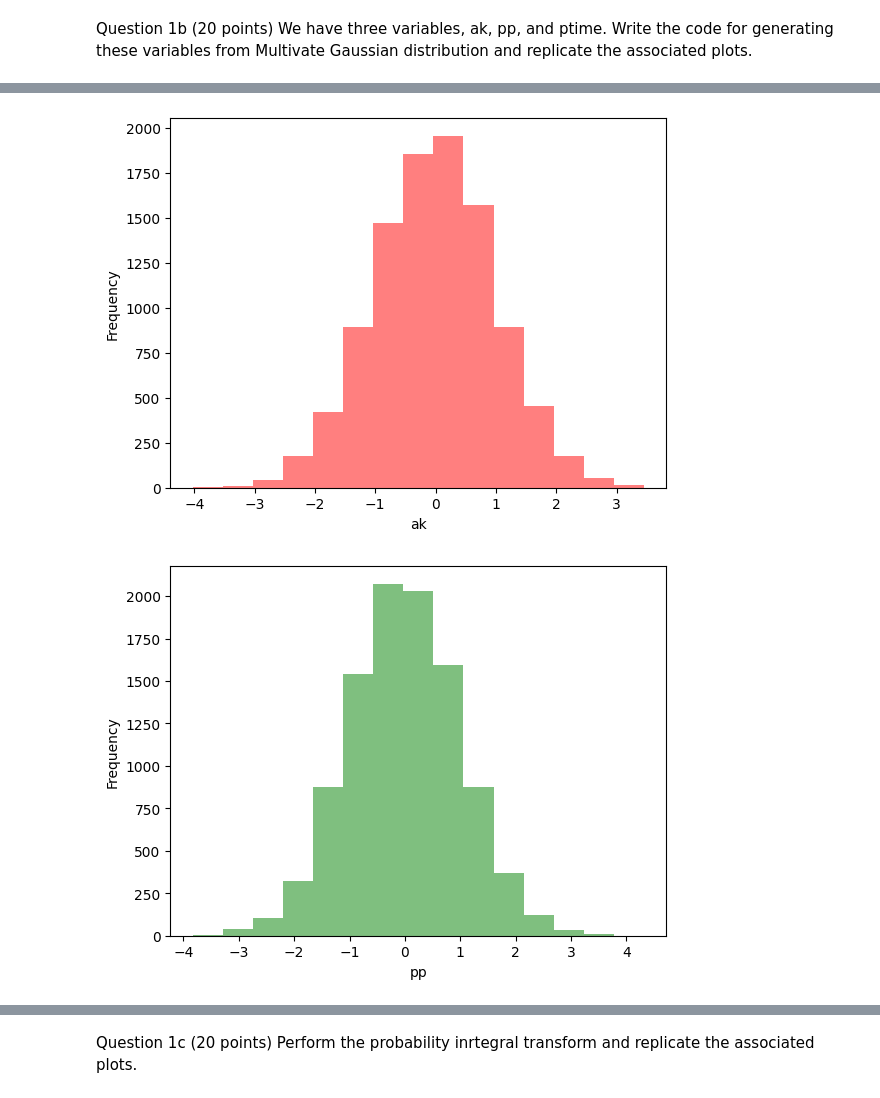
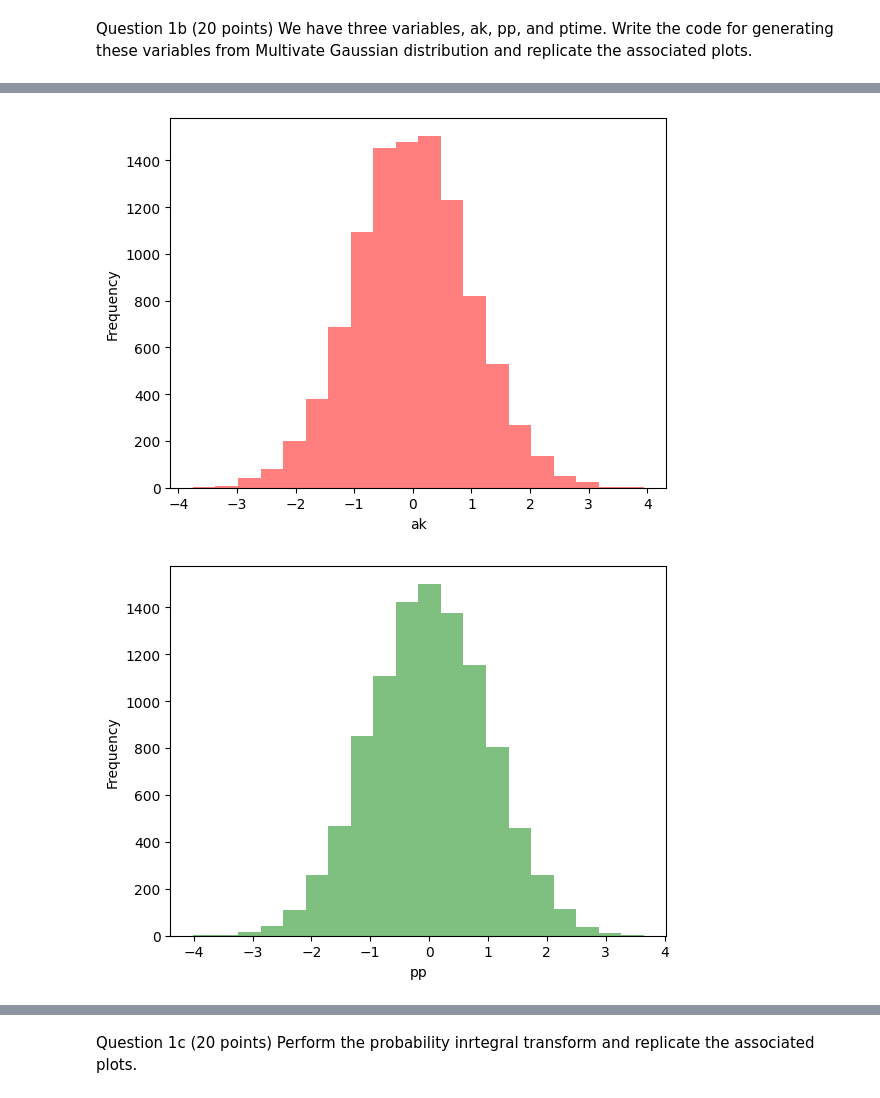
Before and after one commit to Jasonchen0317/ML_Projects, a Jupyter notebook: assignment-1/Assignment1.ipynb, the cells around one changed output, grey strips where cells are left out. Cells and saved outputs as stored; diff of their text form; code cells hidden in the pictures.

```diff
--- a/assignment-1/Assignment1.ipynb
+++ b/assignment-1/Assignment1.ipynb
@@ -31,6 +31,7 @@ mean = [0, 0, 0]
 cov = [[1, 0.6, -0.9], [0.6, 1, -0.5], [-0.9, -0.5, 1]]
 data = np.random.multivariate_normal(mean, cov, 10000).T
 
+#scatter plot
 figure, axis = plt.subplots(3, 3)
 figure.tight_layout()
 
@@ -52,18 +53,18 @@ plt.show()
 #Histogram of air knots
 plt.xlabel('ak')
 plt.ylabel('Frequency')
-plt.hist(data[0], bins=15, alpha=0.5, color='r')
+plt.hist(data[0], bins=20, alpha=0.5, color='r')
 plt.show()
 
 #Histogram of passes point
 plt.xlabel('pp')
 plt.ylabel('Frequency')
-plt.hist(data[1], bins=15, alpha=0.5, color='g')
+plt.hist(data[1], bins=20, alpha=0.5, color='g')
 plt.show()
 
 #Histogram of practice time
 plt.xlabel('ptime')
 plt.ylabel('Frequency')
-plt.hist(data[2], bins=15, alpha=0.5, color='b')
+plt.hist(data[2], bins=20, alpha=0.5, color='b')
 plt.show()
 # %% [output]
@@ -71,2 +72,2 @@ plt.show()
-[figure, old version]
+[figure, new version]
-[figure, old version]
+[figure, new version]
```
Also changed, not shown: parts of 11 cells of this notebook.
